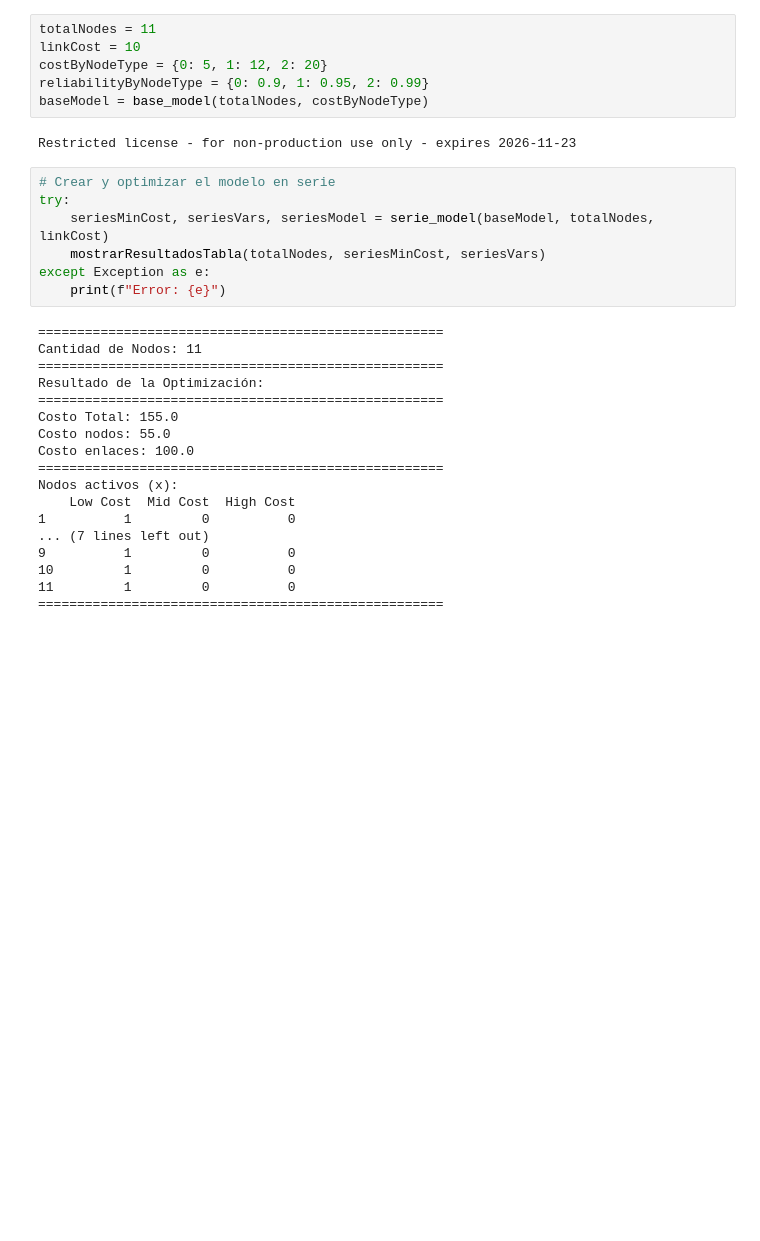
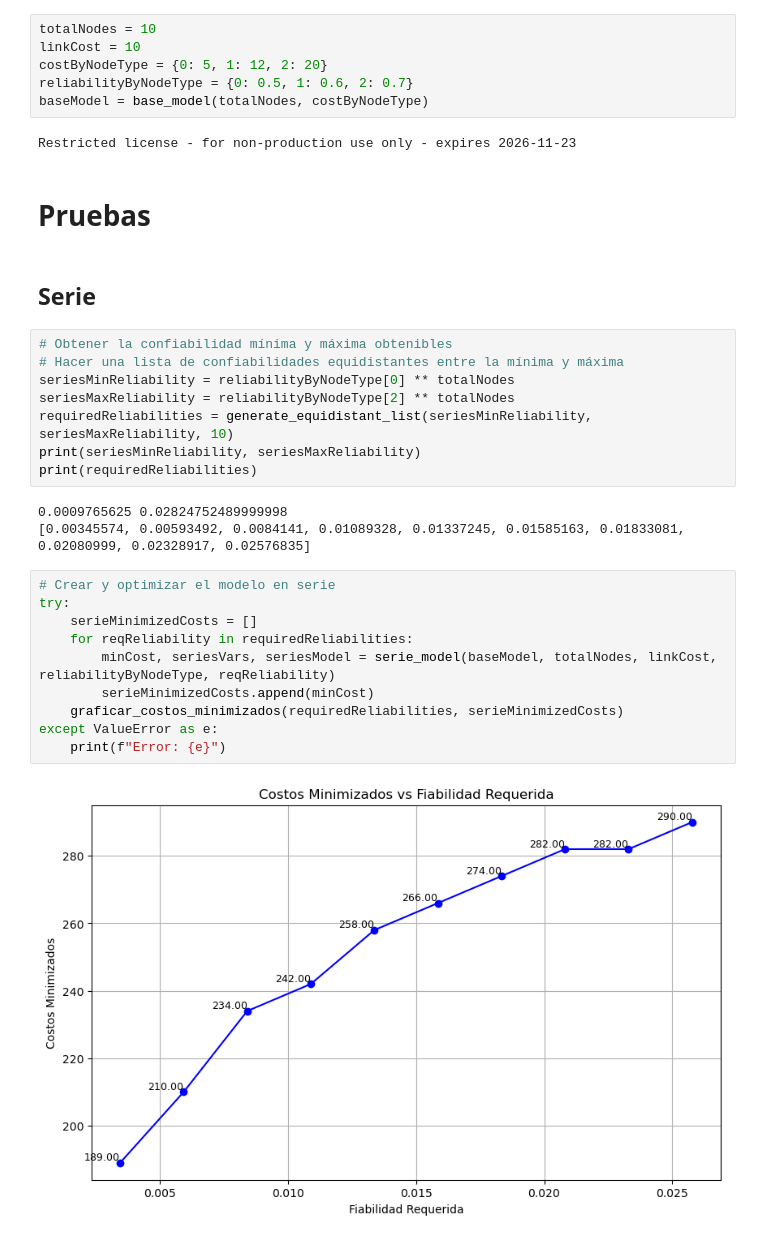
Before and after one commit to danielpuliche/optimization_model, a Jupyter notebook: New/main.ipynb, the cells around one changed output. Drawn from its saved outputs; the diff is of its cells as text; blank space fills up the shorter version.

Commit message:
Se hacen cambios para probar el modelo serie y lo añadido a utils.

```diff
--- a/New/main.ipynb
+++ b/New/main.ipynb
@@ -7,33 +9,35 @@ from utils.utils import mostrarResultadosTabla
 # %%
-totalNodes = 11
+totalNodes = 10
 linkCost = 10
 costByNodeType = {0: 5, 1: 12, 2: 20}
-reliabilityByNodeType = {0: 0.9, 1: 0.95, 2: 0.99}
+reliabilityByNodeType = {0: 0.5, 1: 0.6, 2: 0.7}
 baseModel = base_model(totalNodes, costByNodeType)
 # %% [output]
 Restricted license - for non-production use only - expires 2026-11-23
+# %% [markdown]
+# Pruebas
+# %% [markdown]
+## Serie
+# %%
+# Obtener la confiabilidad mínima y máxima obtenibles
+# Hacer una lista de confiabilidades equidistantes entre la mínima y máxima
+seriesMinReliability = reliabilityByNodeType[0] ** totalNodes
+seriesMaxReliability = reliabilityByNodeType[2] ** totalNodes
+requiredReliabilities = generate_equidistant_list(seriesMinReliability, seriesMaxReliability, 10)
+print(seriesMinReliability, seriesMaxReliability)
+print(requiredReliabilities)
+# %% [output]
+0.0009765625 0.02824752489999998
+[0.00345574, 0.00593492, 0.0084141, 0.01089328, 0.01337245, 0.01585163, 0.01833081, 0.02080999, 0.02328917, 0.02576835]
 # %%
 # Crear y optimizar el modelo en serie
 try:
-    seriesMinCost, seriesVars, seriesModel = serie_model(baseModel, totalNodes, linkCost)
-    mostrarResultadosTabla(totalNodes, seriesMinCost, seriesVars)
-except Exception as e:
+    serieMinimizedCosts = []
+    for reqReliability in requiredReliabilities:
+        minCost, seriesVars, seriesModel = serie_model(baseModel, totalNodes, linkCost, reliabilityByNodeType, reqReliability)
+        serieMinimizedCosts.append(minCost)
+    graficar_costos_minimizados(requiredReliabilities, serieMinimizedCosts)
+except ValueError as e:
     print(f"Error: {e}")
 # %% [output]
-====================================================
-Cantidad de Nodos: 11
-====================================================
-Resultado de la Optimización:
-====================================================
-Costo Total: 155.0
-Costo nodos: 55.0
-Costo enlaces: 100.0
-====================================================
-Nodos activos (x):
-    Low Cost  Mid Cost  High Cost
-1          1         0          0
-... (7 lines left out)
-9          1         0          0
-10         1         0          0
-11         1         0          0
-====================================================
+[figure, added]
```
Also changed, not shown: parts of 7 cells of this notebook.
